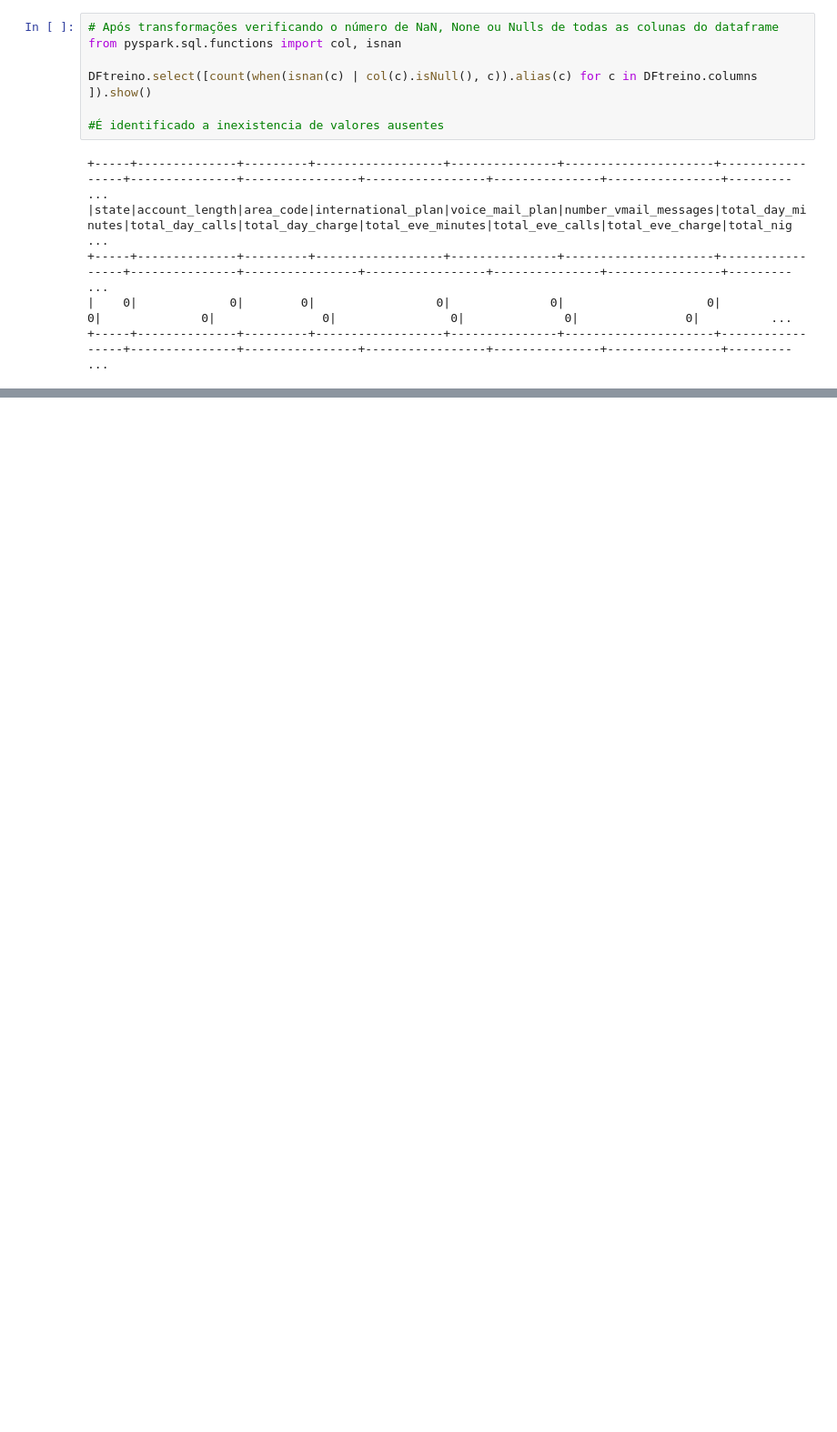
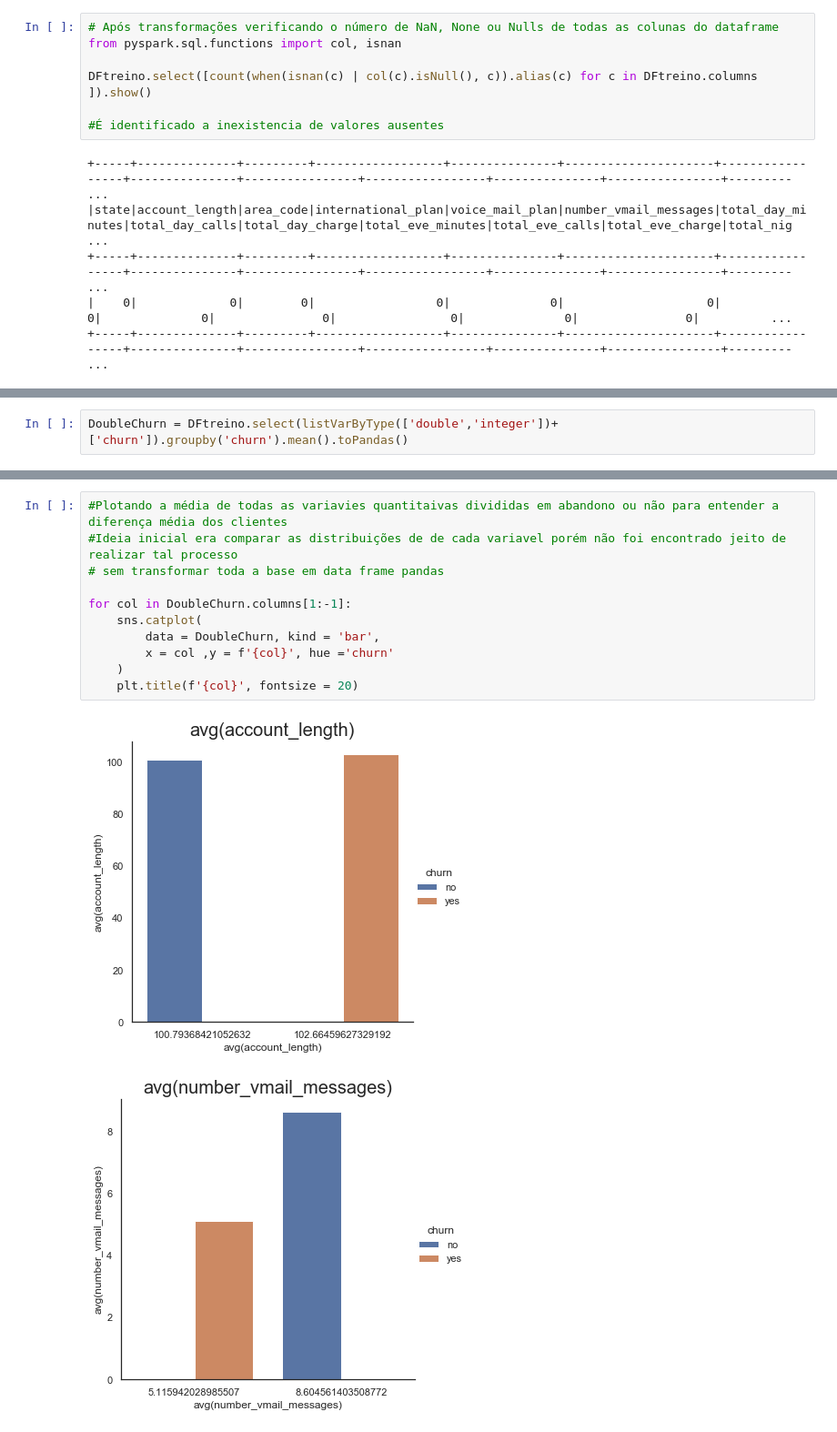
Before and after one commit to FernandoFaillaFoschiani/PySparkChurnAnalytics, a Jupyter notebook: ProjetoChurnAnalytics.ipynb, the cells around one changed output, grey strips where cells are left out. Shown: that part at 91% size. Drawn from its saved outputs; the diff is of its cells as text; blank space fills up the shorter version.

```diff
--- a/ProjetoChurnAnalytics.ipynb
+++ b/ProjetoChurnAnalytics.ipynb
@@ -265,0 +324,2 @@ DFtreino.select([count(when(isnan(c) | col(c).isNull(), c)).alias(c) for c in DF
+# %%
+DoubleChurn = DFtreino.select(listVarByType(['double','integer'])+['churn']).groupby('churn').mean().toPandas()
@@ -265,0 +332,14 @@ DFtreino.select([count(when(isnan(c) | col(c).isNull(), c)).alias(c) for c in DF
+# %%
+#Plotando a média de todas as variavies quantitaivas divididas em abandono ou não para entender a diferença média dos clientes
+#Ideia inicial era comparar as distribuições de de cada variavel porém não foi encontrado jeito de realizar tal processo
+# sem transformar toda a base em data frame pandas
+
+for col in DoubleChurn.columns[1:-1]:
+    sns.catplot(
+        data = DoubleChurn, kind = 'bar',
+        x = col ,y = f'{col}', hue ='churn'
+    )
+    plt.title(f'{col}', fontsize = 20)
+# %% [output]
+[figure, added]
+[figure, added]
```
Also changed, not shown: parts of 19 cells of this notebook.
